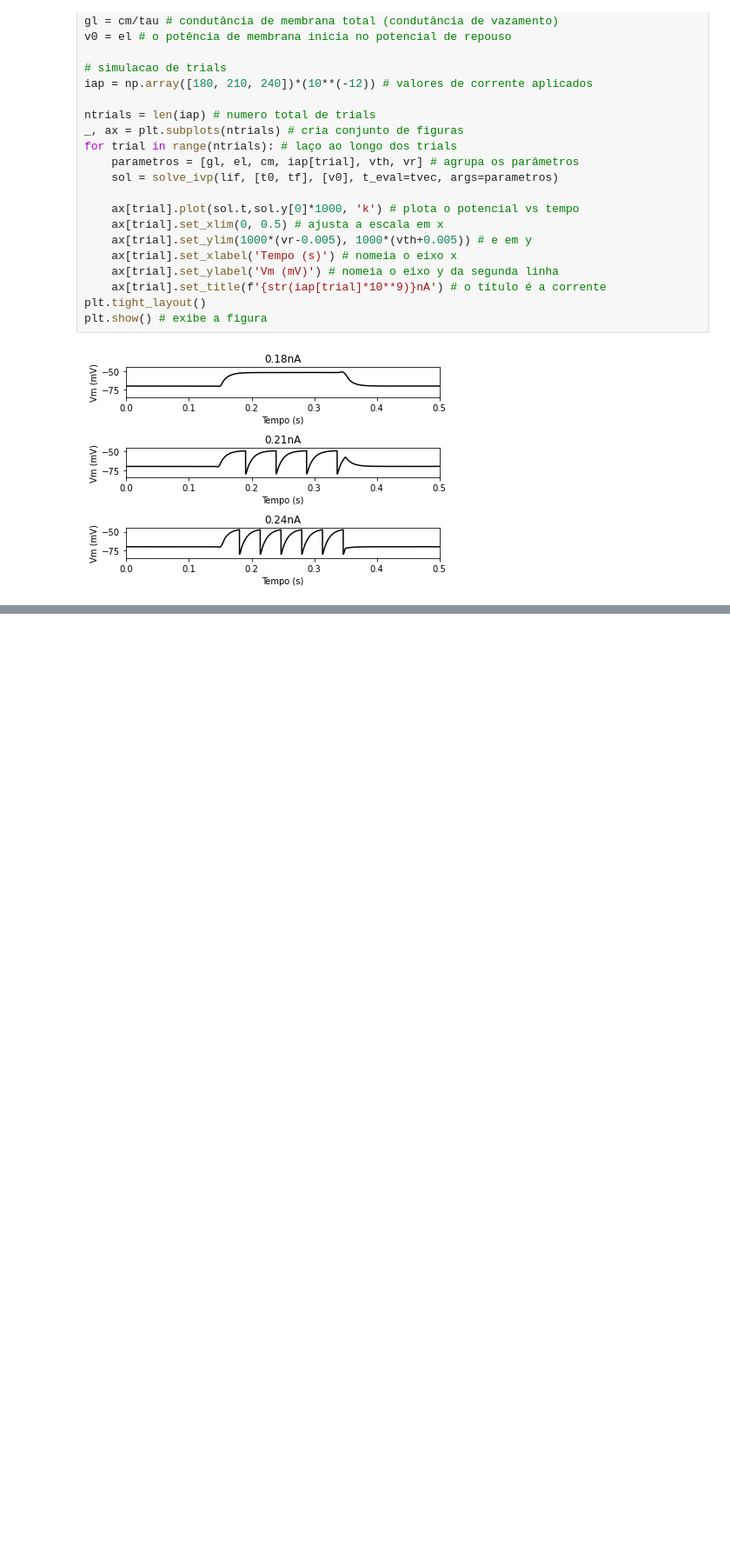
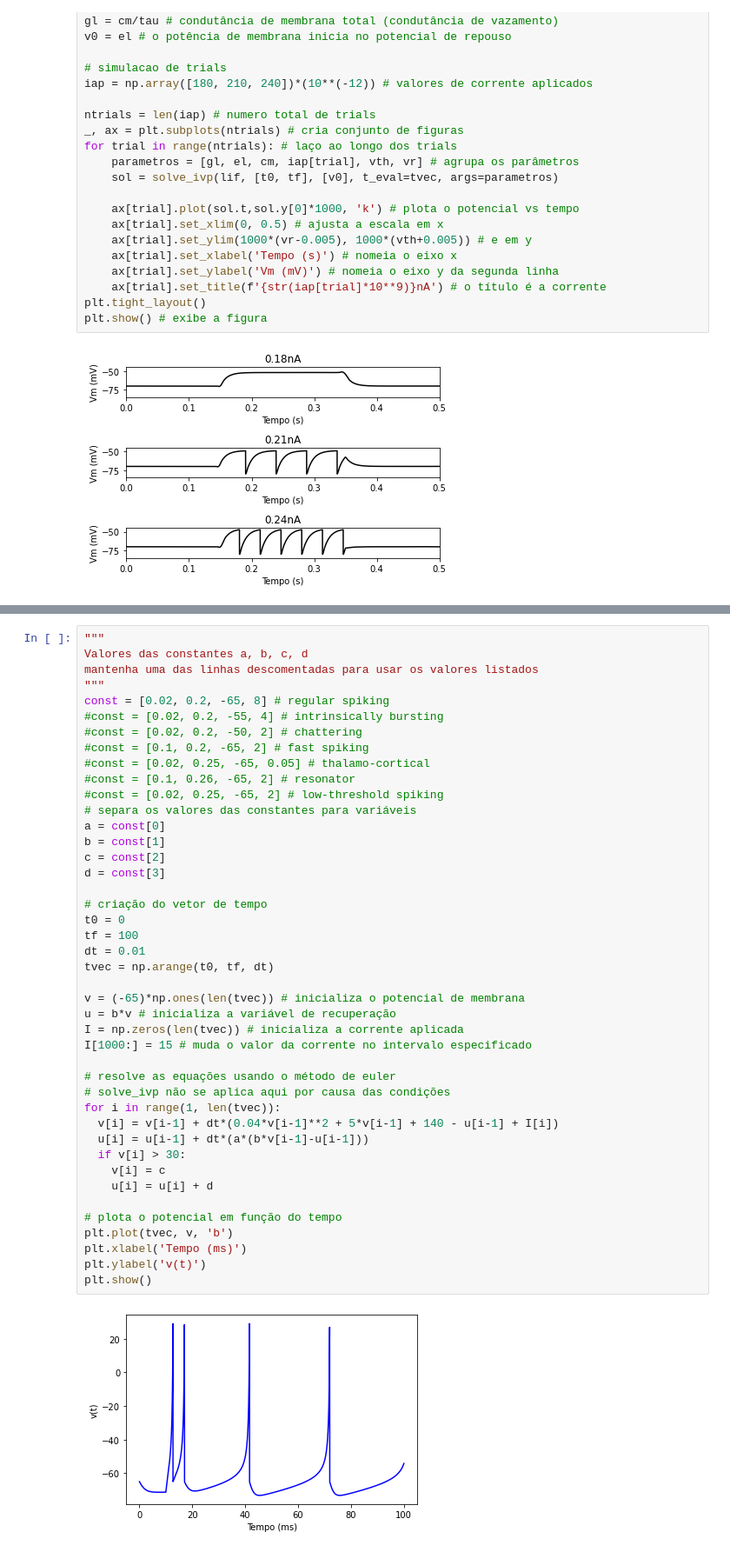
Before and after one commit to weversonvn/intro_neurocomp, a Jupyter notebook: modelos_disparo.ipynb, the cells around one changed output, grey strips where cells are left out. Shown: that part at 87% size. Cells and saved outputs as stored; diff of their text form; blank space fills up the shorter version.

```diff
--- a/modelos_disparo.ipynb
+++ b/modelos_disparo.ipynb
@@ -81,3 +104,48 @@ plt.show() # exibe a figura
+# %%
+"""
+Valores das constantes a, b, c, d
+mantenha uma das linhas descomentadas para usar os valores listados
+"""
+const = [0.02, 0.2, -65, 8] # regular spiking
+#const = [0.02, 0.2, -55, 4] # intrinsically bursting
+#const = [0.02, 0.2, -50, 2] # chattering
+#const = [0.1, 0.2, -65, 2] # fast spiking
+#const = [0.02, 0.25, -65, 0.05] # thalamo-cortical
+#const = [0.1, 0.26, -65, 2] # resonator
+#const = [0.02, 0.25, -65, 2] # low-threshold spiking
+# separa os valores das constantes para variáveis
+a = const[0]
+b = const[1]
+c = const[2]
+d = const[3]
+
+# criação do vetor de tempo
+t0 = 0
+tf = 100
+dt = 0.01
+tvec = np.arange(t0, tf, dt)
+
+v = (-65)*np.ones(len(tvec)) # inicializa o potencial de membrana
+u = b*v # inicializa a variável de recuperação
+I = np.zeros(len(tvec)) # inicializa a corrente aplicada
+I[1000:] = 15 # muda o valor da corrente no intervalo especificado
+
+# resolve as equações usando o método de euler
+# solve_ivp não se aplica aqui por causa das condições
+for i in range(1, len(tvec)):
+  v[i] = v[i-1] + dt*(0.04*v[i-1]**2 + 5*v[i-1] + 140 - u[i-1] + I[i])
+  u[i] = u[i-1] + dt*(a*(b*v[i-1]-u[i-1]))
+  if v[i] > 30:
+    v[i] = c
+    u[i] = u[i] + d
+
+# plota o potencial em função do tempo
+plt.plot(tvec, v, 'b')
+plt.xlabel('Tempo (ms)')
+plt.ylabel('v(t)')
+plt.show()
+# %% [output]
+[figure, added]
 # %% [markdown]
 ## Referências
 
```
Also changed, not shown: parts of 2 cells of this notebook.
